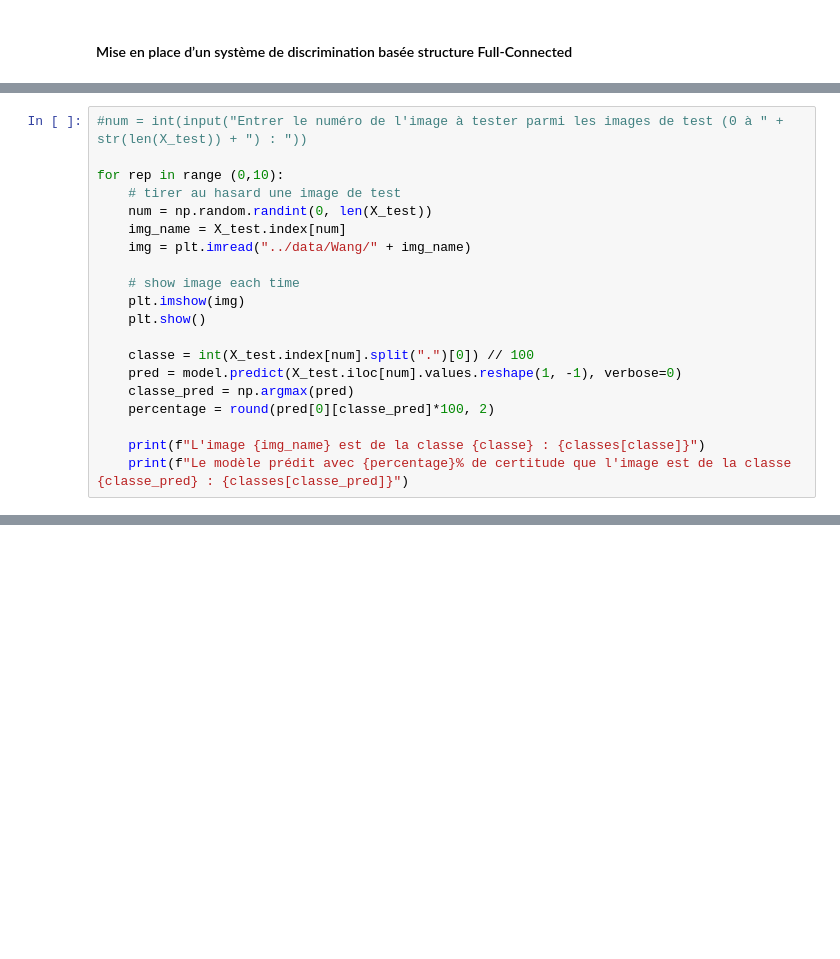
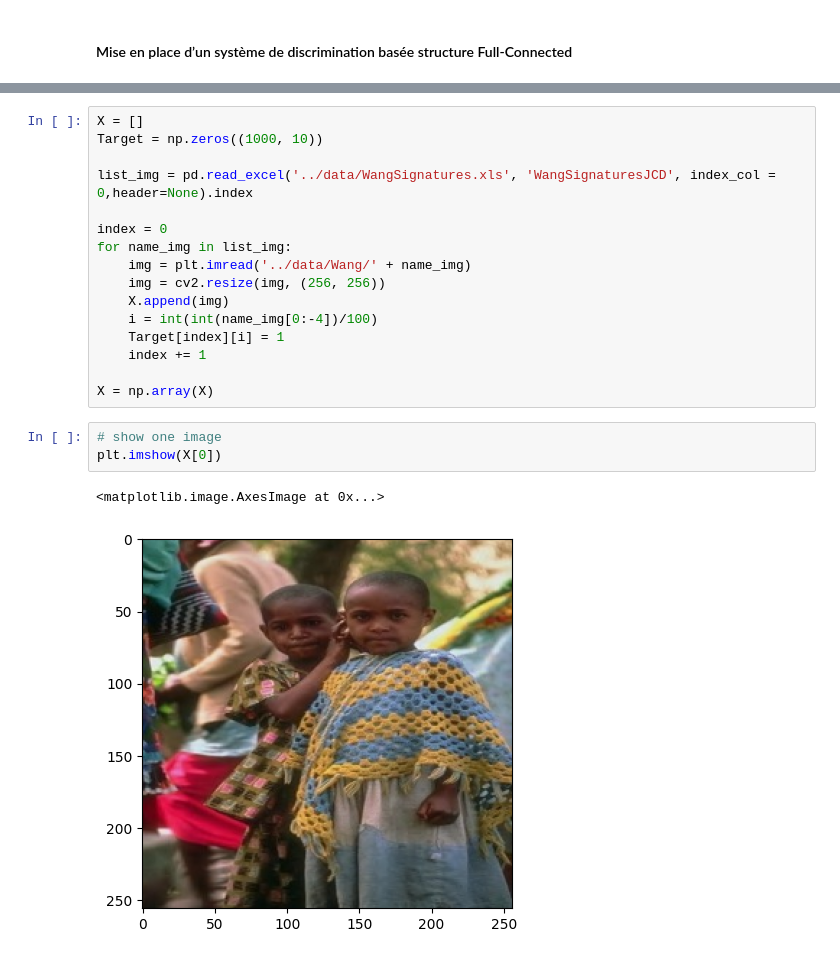
Before and after one commit to JugurthaAsma/ML, a Jupyter notebook: Projet2/src/neuronalNetwork.ipynb, the cells around one changed output, grey strips where cells are left out. Cells and saved outputs as stored; diff of their text form; blank space fills up the shorter version.

```diff
--- a/Projet2/src/neuronalNetwork.ipynb
+++ b/Projet2/src/neuronalNetwork.ipynb
@@ -312,20 +311,0 @@ print(f"Test accuracy: {test_acc}")
-# %%
-#num = int(input("Entrer le numéro de l'image à tester parmi les images de test (0 à " + str(len(X_test)) + ") : "))
-
-for rep in range (0,10):
-    # tirer au hasard une image de test
-    num = np.random.randint(0, len(X_test))
-    img_name = X_test.index[num]
-    img = plt.imread("../data/Wang/" + img_name)
-
-    # show image each time
-    plt.imshow(img)
-    plt.show()
-
-    classe = int(X_test.index[num].split(".")[0]) // 100
-    pred = model.predict(X_test.iloc[num].values.reshape(1, -1), verbose=0)
-    classe_pred = np.argmax(pred)
-    percentage = round(pred[0][classe_pred]*100, 2)
-
-    print(f"L'image {img_name} est de la classe {classe} : {classes[classe]}")
-    print(f"Le modèle prédit avec {percentage}% de certitude que l'image est de la classe {classe_pred} : {classes[classe_pred]}")
@@ -331,0 +327,22 @@ for rep in range (0,10):
+# %%
+X = []
+Target = np.zeros((1000, 10))
+
+list_img = pd.read_excel('../data/WangSignatures.xls', 'WangSignaturesJCD', index_col = 0,header=None).index
+
+index = 0
+for name_img in list_img:
+    img = plt.imread('../data/Wang/' + name_img)
+    img = cv2.resize(img, (256, 256))
+    X.append(img)
+    i = int(int(name_img[0:-4])/100)
+    Target[index][i] = 1
+    index += 1
+
+X = np.array(X)
+# %%
+# show one image
+plt.imshow(X[0])
+# %% [output]
+<matplotlib.image.AxesImage at 0x...>
+[figure, added]
```
Also changed, not shown: parts of 6 cells of this notebook, 1 other file.
